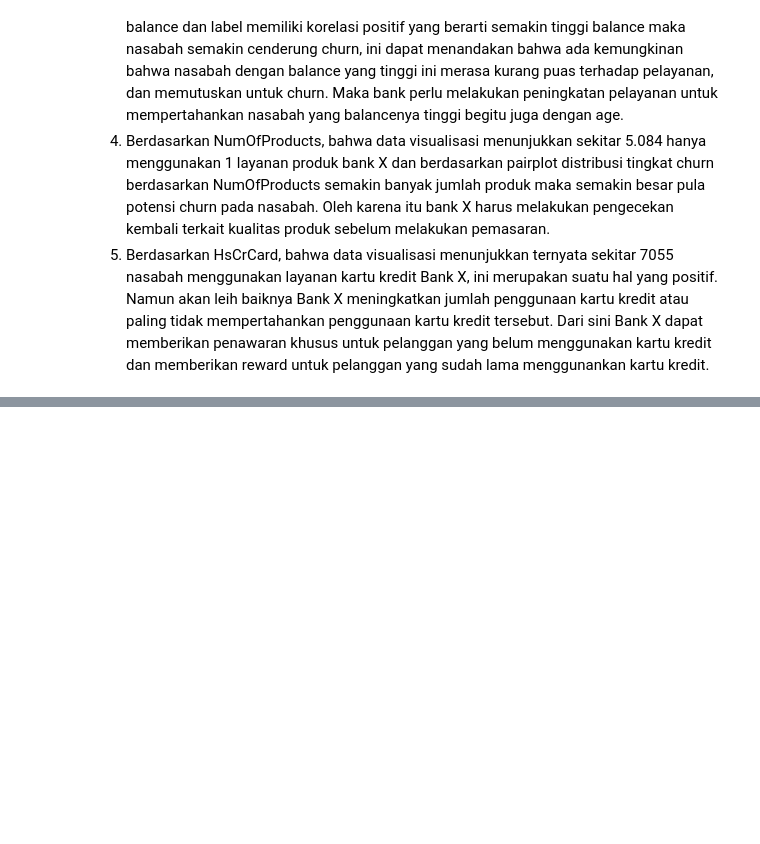
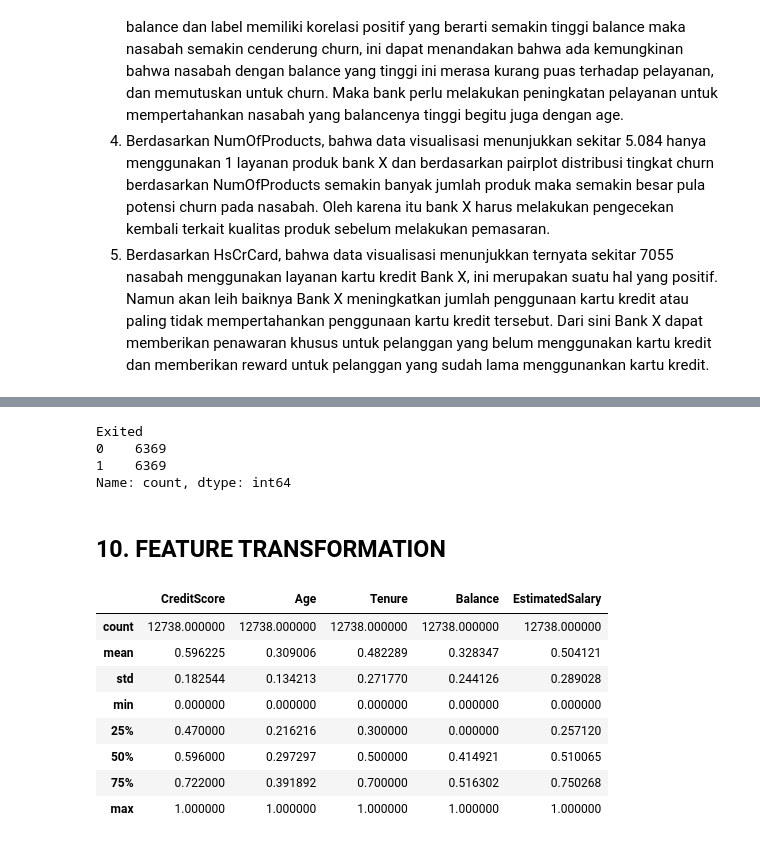
Before and after one commit to innayahptr/CHURN-MODELLING, a Jupyter notebook: DATAVENGERS.ipynb, the cells around one changed output, grey strips where cells are left out. Saved outputs shown, nothing was run; the diff lists cells and outputs as text; code cells hidden in the pictures; blank space fills up the shorter version.

```diff
--- a/DATAVENGERS.ipynb
+++ b/DATAVENGERS.ipynb
@@ -204,0 +501,30 @@ Setelah melakukan analisis univariat, kita melihat distribusi pelanggan berdasar
+# %%
+df_clean = pd.read_csv(r'C:\Users\jyput\Documents\DATAVENGERS\STAGE 2\clean_data.csv')
+# %%
+# balanced data
+df_clean['Exited'].value_counts()
+# %% [output]
+Exited
+0    6369
+1    6369
+Name: count, dtype: int64
+# %% [markdown]
+## 10. FEATURE TRANSFORMATION
+# %%
+# normalisasi kolom numerik
+cols_to_normalize = ['CreditScore', 'Age', 'Tenure', 'Balance', 'EstimatedSalary']
+min_max_scaler = MinMaxScaler()
+df_clean[cols_to_normalize] = min_max_scaler.fit_transform(df_clean[cols_to_normalize])
+# %%
+# menampilkan hasil statistik setelah normalisasi
+df_clean[cols_to_normalize].describe()
+# %% [output]
+|  | CreditScore | Age | Tenure | Balance | EstimatedSalary |
+| count | 12738.000000 | 12738.000000 | 12738.000000 | 12738.000000 | 12738.000000 |
+| mean | 0.596225 | 0.309006 | 0.482289 | 0.328347 | 0.504121 |
+| std | 0.182544 | 0.134213 | 0.271770 | 0.244126 | 0.289028 |
+| min | 0.000000 | 0.000000 | 0.000000 | 0.000000 | 0.000000 |
+| 25% | 0.470000 | 0.216216 | 0.300000 | 0.000000 | 0.257120 |
+| 50% | 0.596000 | 0.297297 | 0.500000 | 0.414921 | 0.510065 |
+| 75% | 0.722000 | 0.391892 | 0.700000 | 0.516302 | 0.750268 |
+| max | 1.000000 | 1.000000 | 1.000000 | 1.000000 | 1.000000 |
```
Also changed, not shown: parts of 49 cells of this notebook.
